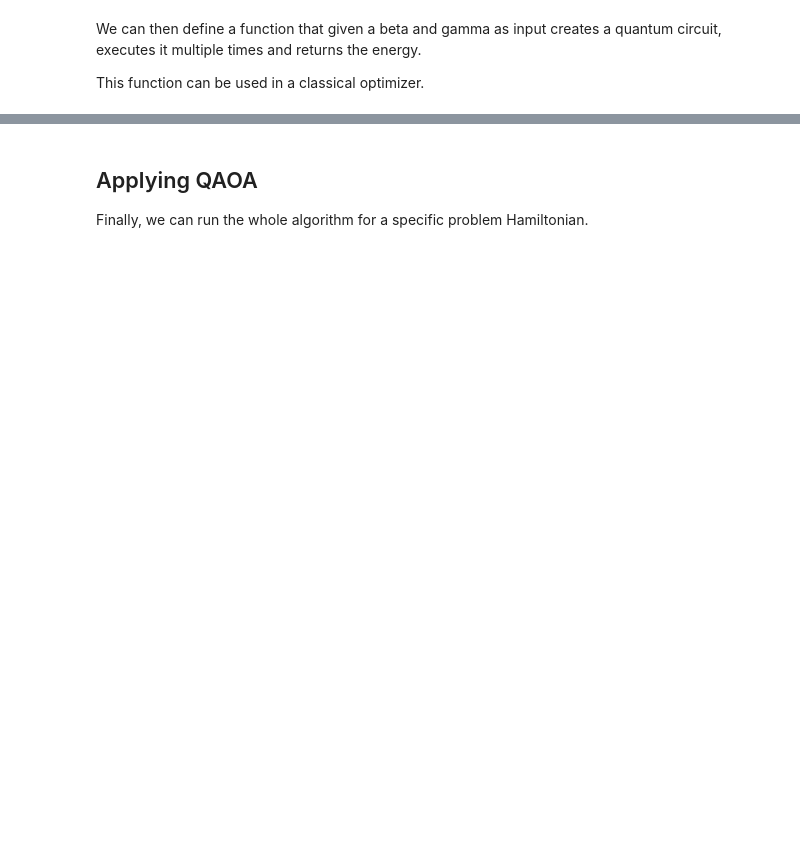
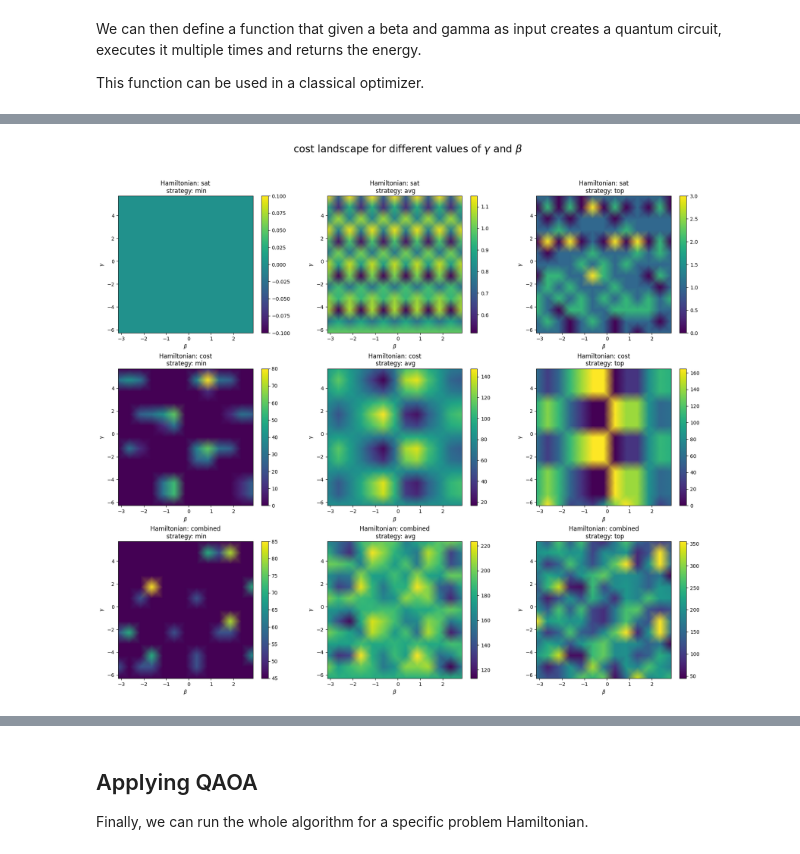
Before and after one commit to KIT-TVA/qc-configuration-problem, a Jupyter notebook: configproblem/qaoa_mincost_sat.ipynb, the cells around one changed output, grey strips where cells are left out. Cells and saved outputs as stored; diff of their text form; code cells hidden in the pictures; blank space fills up the shorter version.

Commit message:
Add first draft for f, mu diagram

```diff
--- a/configproblem/qaoa_mincost_sat.ipynb
+++ b/configproblem/qaoa_mincost_sat.ipynb
@@ -320,7 +488,7 @@ plot_arguments = [{"hamiltonian": sat_hamiltonian, "strategy": 'min'},
                   {"hamiltonian": combined_hamiltonian, "strategy": 'avg'},
                   {"hamiltonian": combined_hamiltonian, "strategy": 'top'}]
 
-step_size = 0.1
+step_size = 0.5
 x_axis = np.arange(-math.pi, math.pi, step_size)
 y_axis = np.arange(-2 * math.pi, 2 * math.pi, 2 * step_size)
 
@@ -342,30 +510,32 @@ for ax, arguments in zip(axes.ravel(), plot_arguments):
     hamiltonian = arguments["hamiltonian"]
 
     expectation = np.zeros(shape=(len(x_axis), len(y_axis)))
     expectation_max = -sys.maxsize - 1
     expectation_min = sys.maxsize
 
     for i_index, i in enumerate(x_axis):
         for j_index,j in enumerate(y_axis):
             qc, beta, gamma = qaoa_circuit(hamiltonian, 6, 1, measure=False)
 
             qc = qc.bind_parameters({
                 beta: i,
                 gamma: j
             })
 
             result = backend.run(qc).result()
 
             statevector = result.get_statevector()
             value = compute_hamiltonian_energy_from_statevector(hamiltonian, statevector, 6, strategy=arguments["strategy"])
             expectation[i_index][j_index] = value
 
             if expectation_max < value:
                 expectation_max = value
             elif expectation_min > value:
                 expectation_min = value
 
     pcm = ax.pcolormesh(x_axis, y_axis, expectation, shading="gouraud", cmap=cmap, vmin=expectation_min, vmax=expectation_max)
     plt.colorbar(pcm, ax=ax)
 
 plt.show()
+# %% [output]
+[figure, added]
```
Also changed, not shown: parts of 21 cells of this notebook.
